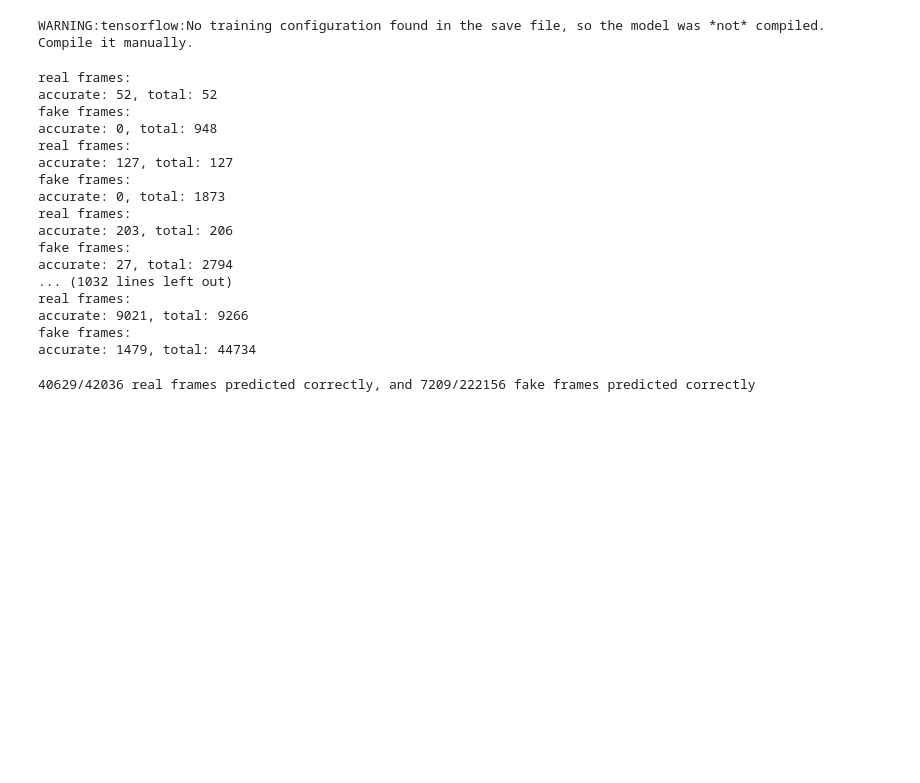
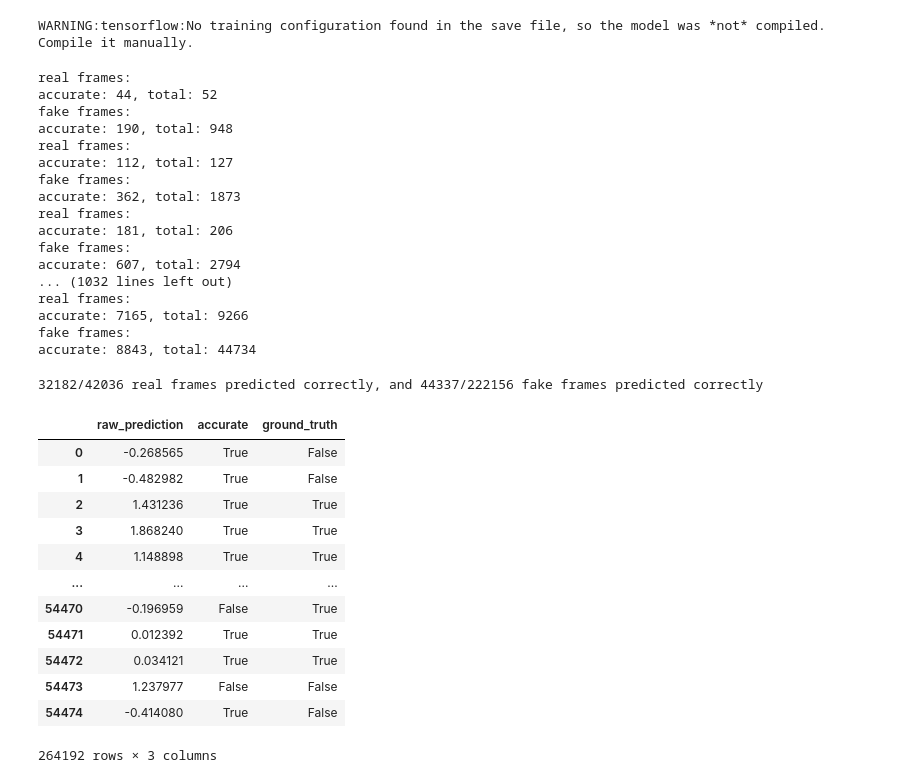
Before and after one commit to jherberg462/deepfake_detection, a Jupyter notebook: gan_model_predictions_on_videos.ipynb, the cells around one changed output. Drawn from its saved outputs; the diff is of its cells as text; code cells hidden in the pictures; blank space fills up the shorter version.

Commit message:
real accuracy: 32182/42036 fake accuracy 44337/222156

```diff
--- a/gan_model_predictions_on_videos.ipynb
+++ b/gan_model_predictions_on_videos.ipynb
@@ -26,7 +26,7 @@ model_bucket_name = 'jh-gan-testing'
 model_bucket = client.bucket(model_bucket_name)
 # %%
 #download and load model
-model_name = 'disc_3.h5'
+model_name = 'disc_4.h5'
 model_blob = model_bucket.blob(model_name)
 model_blob.download_to_filename(model_name)
 model = tf.keras.models.load_model(model_name)
@@ -208,28 +208,44 @@ with tf.device('/device:GPU:0'):
     total_real, total_fake, correct_real, correct_fake, prediction_df = make_predictions(1, 5)
 # %% [output]
 real frames:
-accurate: 52, total: 52
+accurate: 44, total: 52
 fake frames:
-accurate: 0, total: 948
+accurate: 190, total: 948
 real frames:
-accurate: 127, total: 127
+accurate: 112, total: 127
 fake frames:
-accurate: 0, total: 1873
+accurate: 362, total: 1873
 real frames:
-accurate: 203, total: 206
+accurate: 181, total: 206
 fake frames:
-accurate: 27, total: 2794
+accurate: 607, total: 2794
 ... (1032 lines left out)
 real frames:
-accurate: 9021, total: 9266
+accurate: 7165, total: 9266
 fake frames:
-accurate: 1479, total: 44734
+accurate: 8843, total: 44734
 # %%
 print('{}/{} real frames predicted correctly, and {}/{} fake frames predicted correctly'.format(correct_real,
                                                                                                 total_real,
                                                                                                 correct_fake,
                                                                                                 total_fake))
 # %% [output]
-40629/42036 real frames predicted correctly, and 7209/222156 fake frames predicted correctly
+32182/42036 real frames predicted correctly, and 44337/222156 fake frames predicted correctly
 # %%
 prediction_df.to_csv('predictions1.csv')
+# %%
+prediction_df
+# %% [output]
+|  | raw_prediction | accurate | ground_truth |
+| 0 | -0.268565 | True | False |
+| 1 | -0.482982 | True | False |
+| 2 | 1.431236 | True | True |
+| 3 | 1.868240 | True | True |
+| 4 | 1.148898 | True | True |
+| ... | ... | ... | ... |
+| 54470 | -0.196959 | False | True |
+| 54471 | 0.012392 | True | True |
+| 54472 | 0.034121 | True | True |
+| 54473 | 1.237977 | False | False |
+| 54474 | -0.414080 | True | False |
+264192 rows × 3 columns
```
Also changed, not shown: 1 other file.
